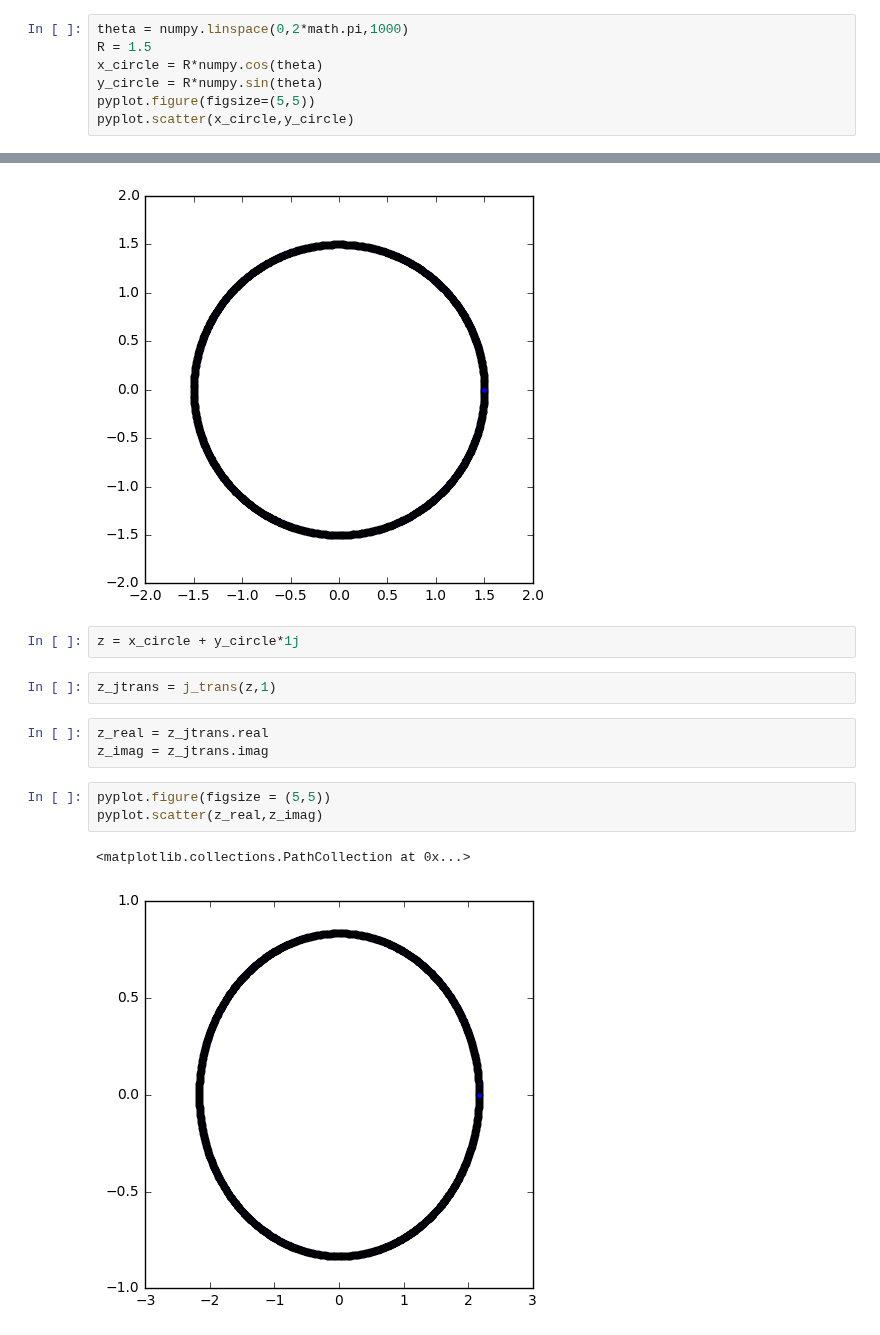
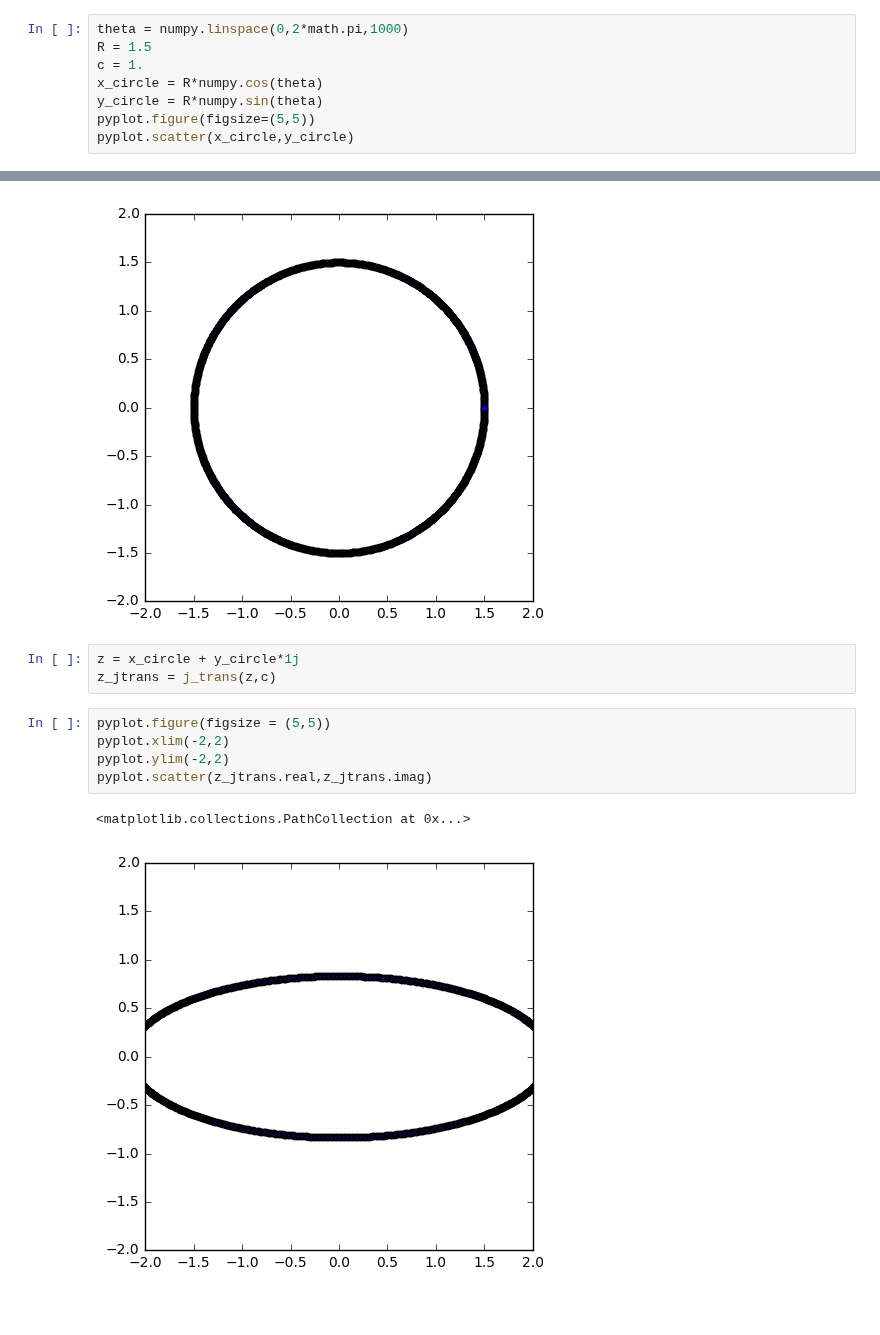
Before and after one commit to iamisrapel/MAE6226, a Jupyter notebook: 06_assignment.ipynb, the cells around one changed output, grey strips where cells are left out. Saved outputs shown, nothing was run; the diff lists cells and outputs as text; blank space fills up the shorter version.

Commit message:
finished the four question, and start doing the plot

```diff
--- a/06_assignment.ipynb
+++ b/06_assignment.ipynb
@@ -14,6 +14,7 @@ def j_trans(z,c):
 # %%
 theta = numpy.linspace(0,2*math.pi,1000)
 R = 1.5
+c = 1.
 x_circle = R*numpy.cos(theta)
 y_circle = R*numpy.sin(theta)
 pyplot.figure(figsize=(5,5))
@@ -23,14 +24,12 @@ pyplot.scatter(x_circle,y_circle)
 [figure]
 # %%
 z = x_circle + y_circle*1j
+z_jtrans = j_trans(z,c)
-# %%
-z_jtrans = j_trans(z,1)
-# %%
-z_real = z_jtrans.real
-z_imag = z_jtrans.imag
 # %%
 pyplot.figure(figsize = (5,5))
-pyplot.scatter(z_real,z_imag)
+pyplot.xlim(-2,2)
+pyplot.ylim(-2,2)
+pyplot.scatter(z_jtrans.real,z_jtrans.imag)
 # %% [output]
 <matplotlib.collections.PathCollection at 0x...>
-[figure, old version]
+[figure, new version]
```
Also changed, not shown: parts of 8 cells of this notebook.
